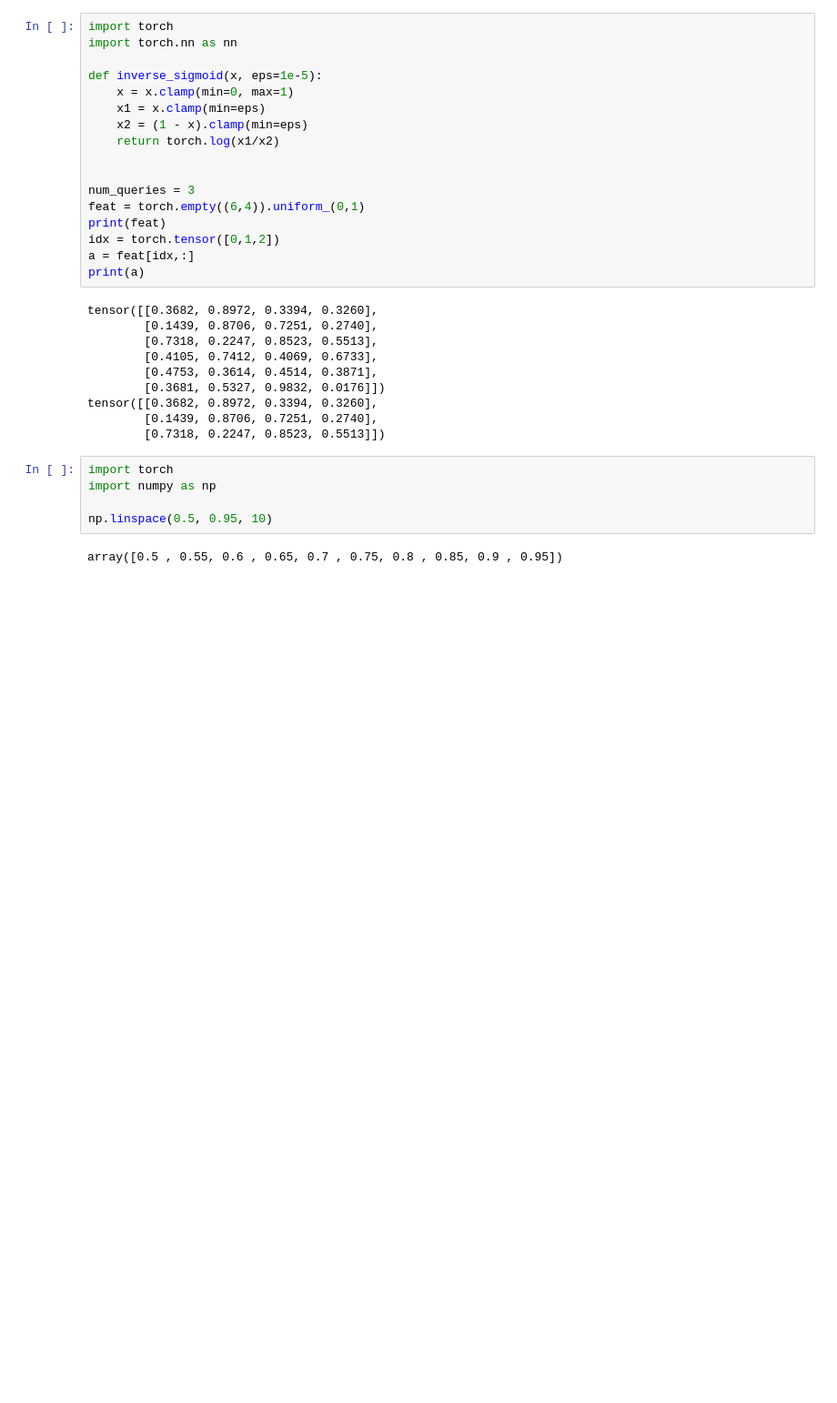
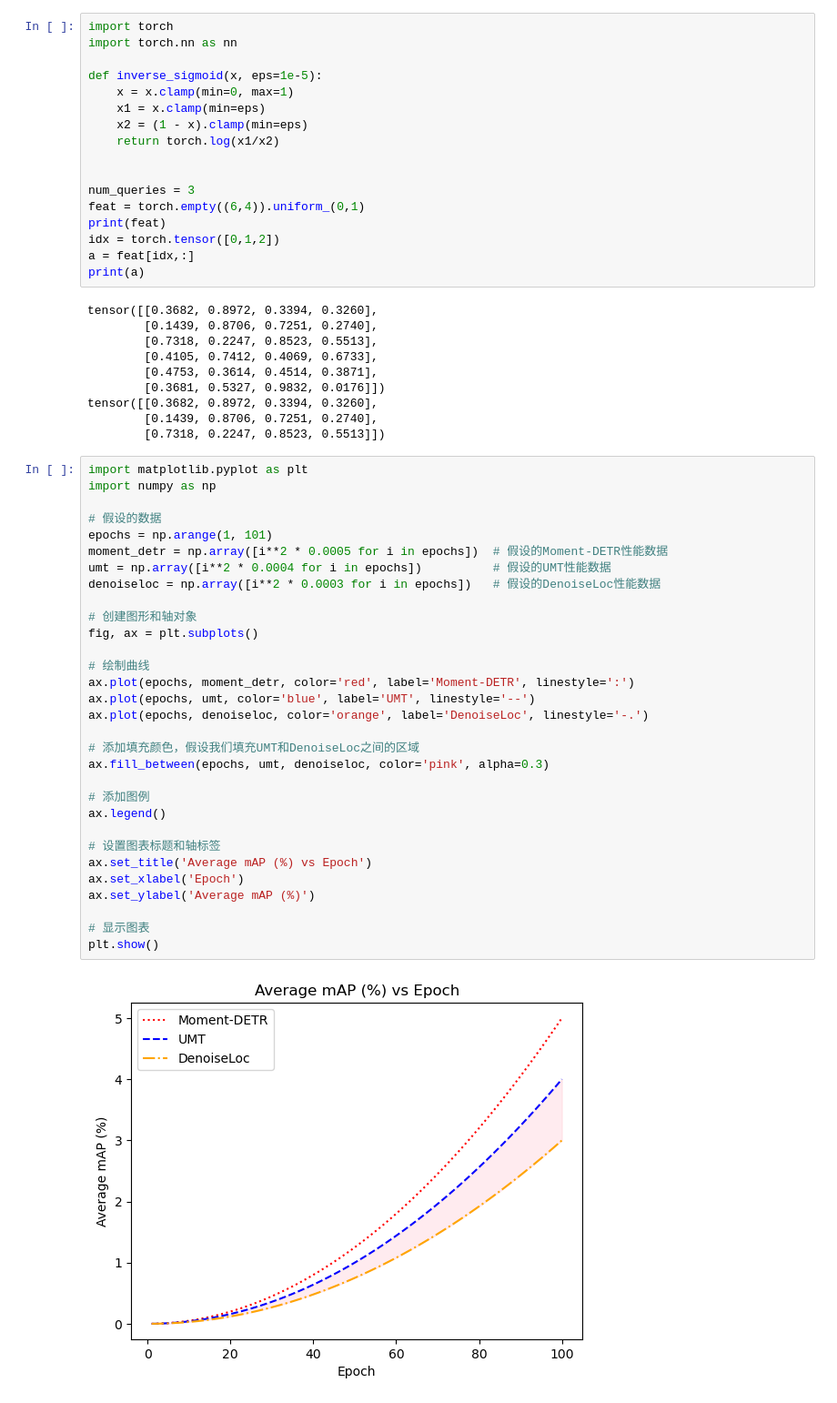
Before and after one commit to Run542968/GAP, a Jupyter notebook: analysis.ipynb, the cells around one changed output. Shown at 91% size. Cells and saved outputs as stored; diff of their text form; blank space fills up the shorter version.

```diff
--- a/analysis.ipynb
+++ b/analysis.ipynb
@@ -155,10 +179,36 @@ tensor([[0.3682, 0.8972, 0.3394, 0.3260],
 tensor([[0.3682, 0.8972, 0.3394, 0.3260],
         [0.1439, 0.8706, 0.7251, 0.2740],
         [0.7318, 0.2247, 0.8523, 0.5513]])
-# %%
-import torch
-import numpy as np
-
-np.linspace(0.5, 0.95, 10)
-# %% [output]
-array([0.5 , 0.55, 0.6 , 0.65, 0.7 , 0.75, 0.8 , 0.85, 0.9 , 0.95])
+# %%
+import matplotlib.pyplot as plt
+import numpy as np
+
+# 假设的数据
+epochs = np.arange(1, 101)
+moment_detr = np.array([i**2 * 0.0005 for i in epochs])  # 假设的Moment-DETR性能数据
+umt = np.array([i**2 * 0.0004 for i in epochs])          # 假设的UMT性能数据
+denoiseloc = np.array([i**2 * 0.0003 for i in epochs])   # 假设的DenoiseLoc性能数据
+
+# 创建图形和轴对象
+fig, ax = plt.subplots()
+
+# 绘制曲线
+ax.plot(epochs, moment_detr, color='red', label='Moment-DETR', linestyle=':')
+ax.plot(epochs, umt, color='blue', label='UMT', linestyle='--')
+ax.plot(epochs, denoiseloc, color='orange', label='DenoiseLoc', linestyle='-.')
+
+# 添加填充颜色，假设我们填充UMT和DenoiseLoc之间的区域
+ax.fill_between(epochs, umt, denoiseloc, color='pink', alpha=0.3)
+
+# 添加图例
+ax.legend()
+
+# 设置图表标题和轴标签
+ax.set_title('Average mAP (%) vs Epoch')
+ax.set_xlabel('Epoch')
+ax.set_ylabel('Average mAP (%)')
+
+# 显示图表
+plt.show()
+# %% [output]
+[figure, added]
```
Also changed, not shown: parts of 6 cells of this notebook, 8 other files.
